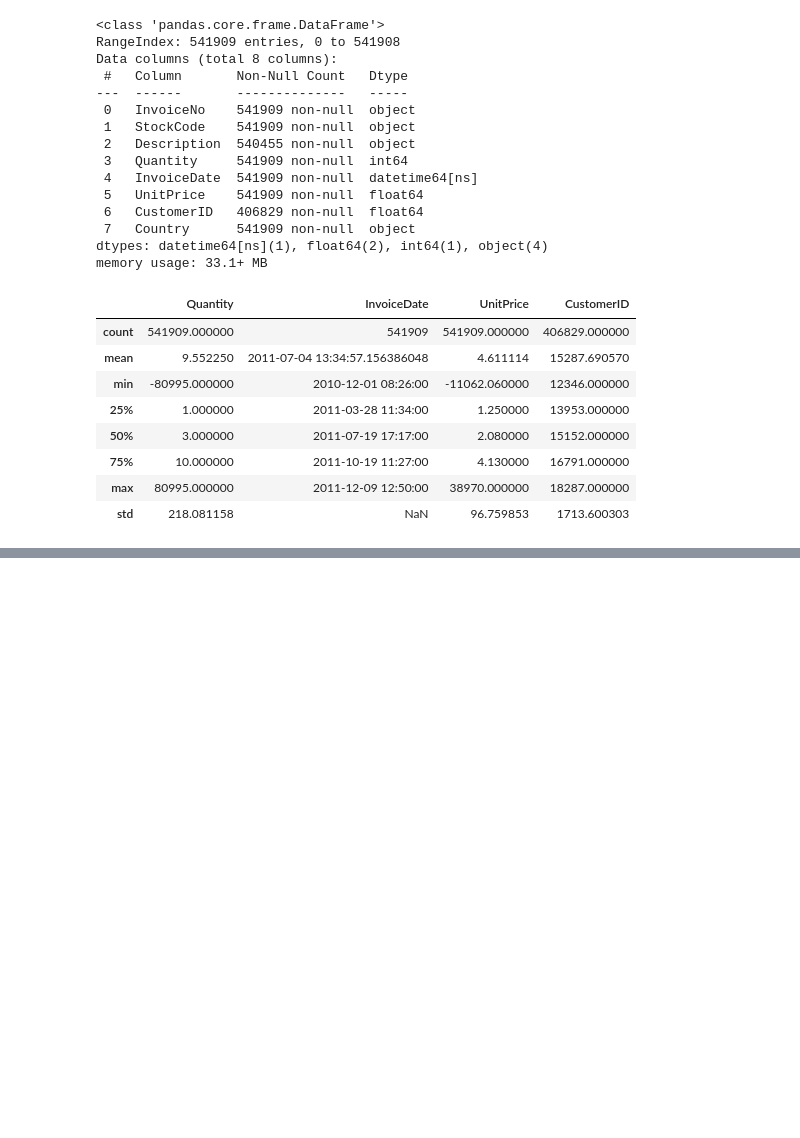
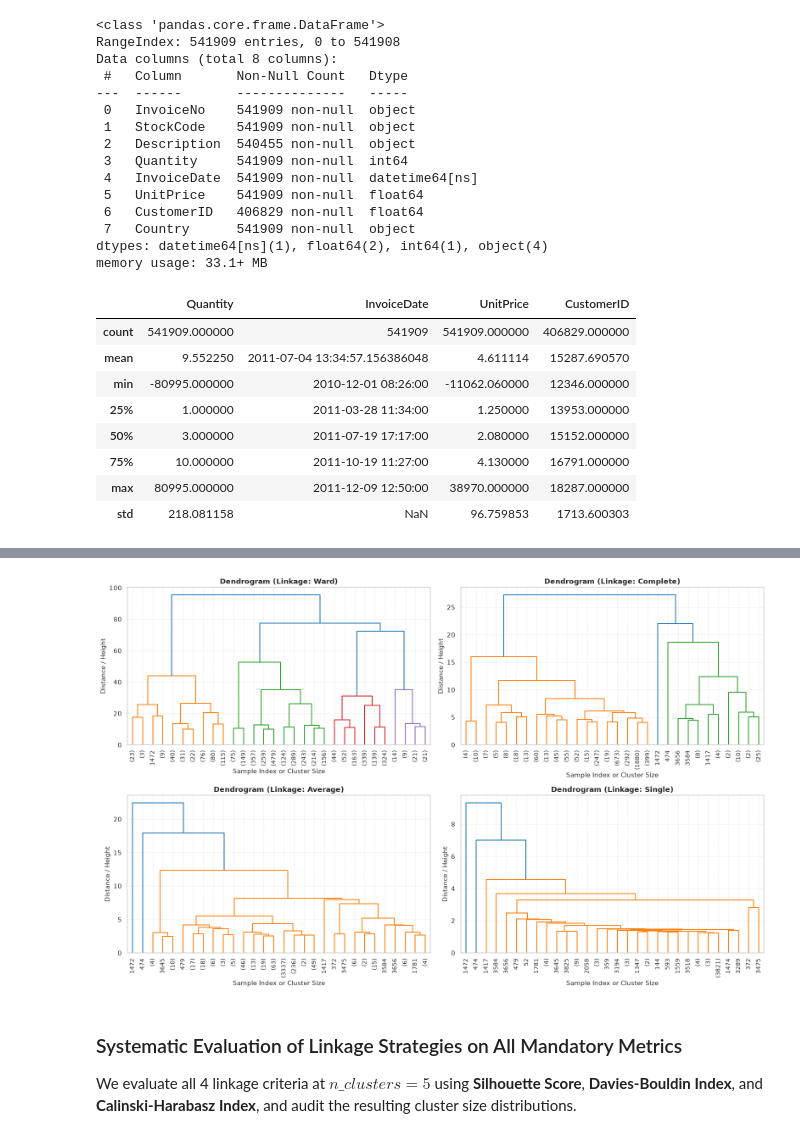
Before and after one commit to beppvis/23CSE301-Machine-Learning-Project, a Jupyter notebook: notebooks/Clustering.ipynb, the cells around one changed output, grey strips where cells are left out. Cells and saved outputs as stored; diff of their text form; code cells hidden in the pictures; blank space fills up the shorter version.

Commit message:
Added metrics required

```diff
--- a/notebooks/Clustering.ipynb
+++ b/notebooks/Clustering.ipynb
@@ -352,0 +389,29 @@ Linkage: Single     | Silhouette Score: 0.6950
+# %%
+linkage_methods = ['ward', 'complete', 'average', 'single']
+
+fig, axes = plt.subplots(2, 2, figsize=(16, 10))
+axes = axes.ravel()
+
+for i, method in enumerate(linkage_methods):
+    Z = linkage(X_scaled, method=method)
+    dendrogram(
+        Z,
+        ax=axes[i],
+        truncate_mode='lastp',
+        p=30,
+        leaf_rotation=90.,
+        leaf_font_size=10.,
+        show_contracted=False
+    )
+    axes[i].set_title(f'Dendrogram (Linkage: {method.capitalize()})', fontsize=12, fontweight='bold')
+    axes[i].set_xlabel('Sample Index or Cluster Size')
+    axes[i].set_ylabel('Distance / Height')
+    axes[i].grid(True, linestyle=':', alpha=0.6)
+
+plt.tight_layout()
+plt.show()
+# %% [output]
+[figure, added]
+# %% [markdown]
+### Systematic Evaluation of Linkage Strategies on All Mandatory Metrics
+We evaluate all 4 linkage criteria at $n\_clusters=5$ using **Silhouette Score**, **Davies-Bouldin Index**, and **Calinski-Harabasz Index**, and audit the resulting cluster size distributions.
```
Also changed, not shown: parts of 51 cells of this notebook, 2 other files.
